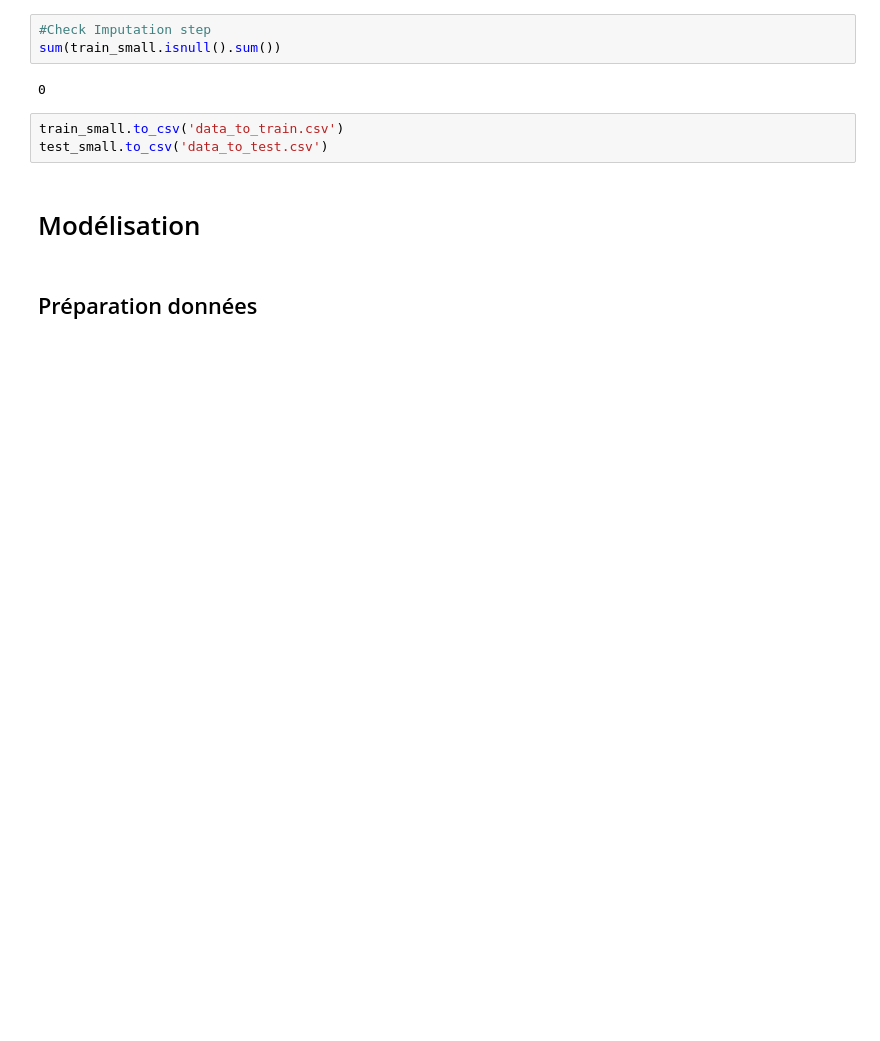
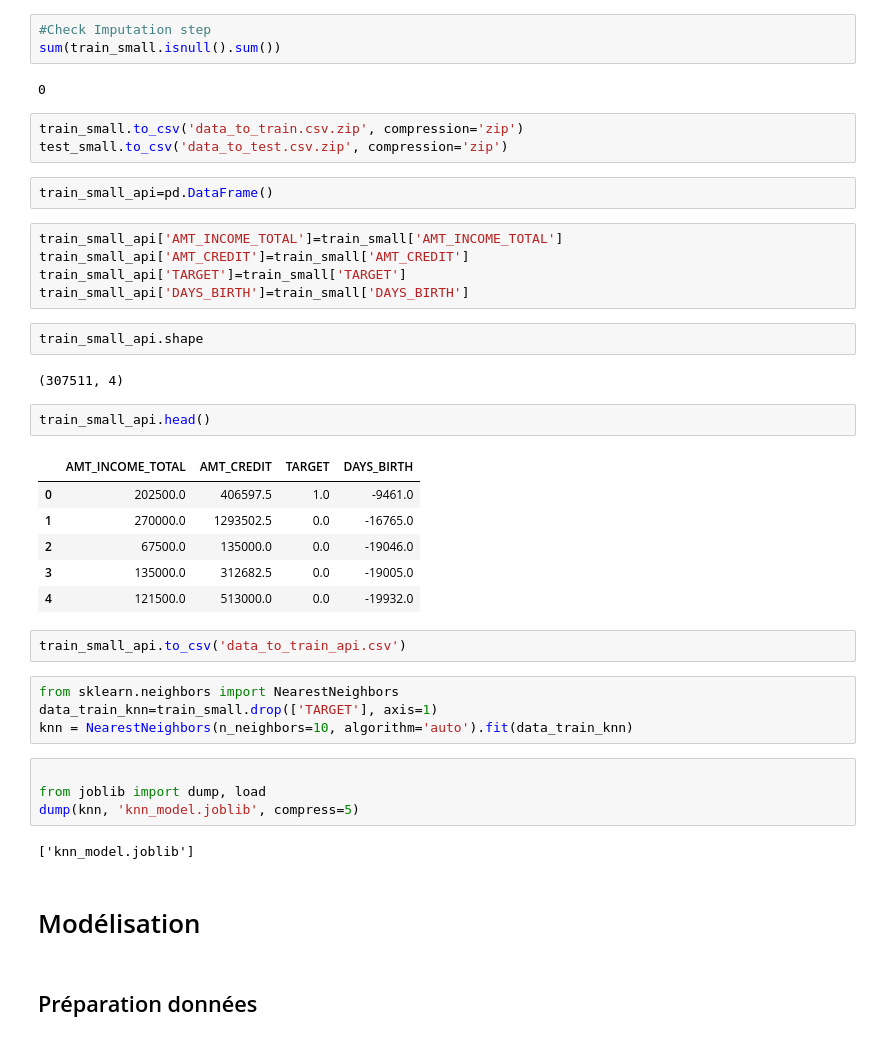
Before and after one commit to NivineA/projet-7-backend, a Jupyter notebook: notebook/Preprocessing.ipynb, the cells around one changed output. Saved outputs shown, nothing was run; the diff lists cells and outputs as text; blank space fills up the shorter version.

```diff
--- a/notebook/Preprocessing.ipynb
+++ b/notebook/Preprocessing.ipynb
@@ -1410,8 +1368,40 @@ sum(train_small.isnull().sum())
 # %% [output]
 0
 # %%
-train_small.to_csv('data_to_train.csv')
-test_small.to_csv('data_to_test.csv')
+train_small.to_csv('data_to_train.csv.zip', compression='zip')
+test_small.to_csv('data_to_test.csv.zip', compression='zip')
+# %%
+train_small_api=pd.DataFrame()
+# %%
+train_small_api['AMT_INCOME_TOTAL']=train_small['AMT_INCOME_TOTAL']
+train_small_api['AMT_CREDIT']=train_small['AMT_CREDIT']
+train_small_api['TARGET']=train_small['TARGET']
+train_small_api['DAYS_BIRTH']=train_small['DAYS_BIRTH']
+# %%
+train_small_api.shape
+# %% [output]
+(307511, 4)
+# %%
+train_small_api.head()
+# %% [output]
+|  | AMT_INCOME_TOTAL | AMT_CREDIT | TARGET | DAYS_BIRTH |
+| 0 | 202500.0 | 406597.5 | 1.0 | -9461.0 |
+| 1 | 270000.0 | 1293502.5 | 0.0 | -16765.0 |
+| 2 | 67500.0 | 135000.0 | 0.0 | -19046.0 |
+| 3 | 135000.0 | 312682.5 | 0.0 | -19005.0 |
+| 4 | 121500.0 | 513000.0 | 0.0 | -19932.0 |
+# %%
+train_small_api.to_csv('data_to_train_api.csv')
+# %%
+from sklearn.neighbors import NearestNeighbors
+data_train_knn=train_small.drop(['TARGET'], axis=1)
+knn = NearestNeighbors(n_neighbors=10, algorithm='auto').fit(data_train_knn)
+# %%
+
+from joblib import dump, load
+dump(knn, 'knn_model.joblib', compress=5)
+# %% [output]
+['knn_model.joblib']
 # %% [markdown]
 # Modélisation
 # %% [markdown]
```
Also changed, not shown: parts of 61 cells of this notebook, 7 other files.
